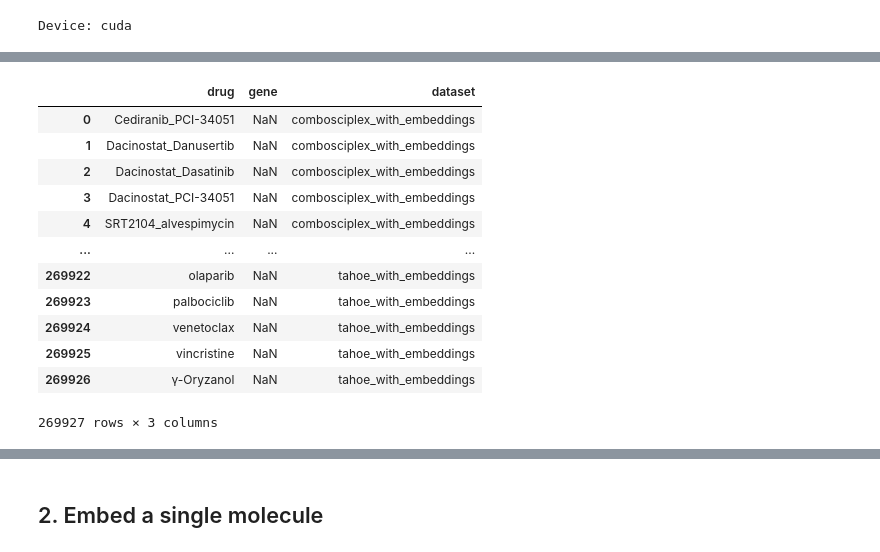
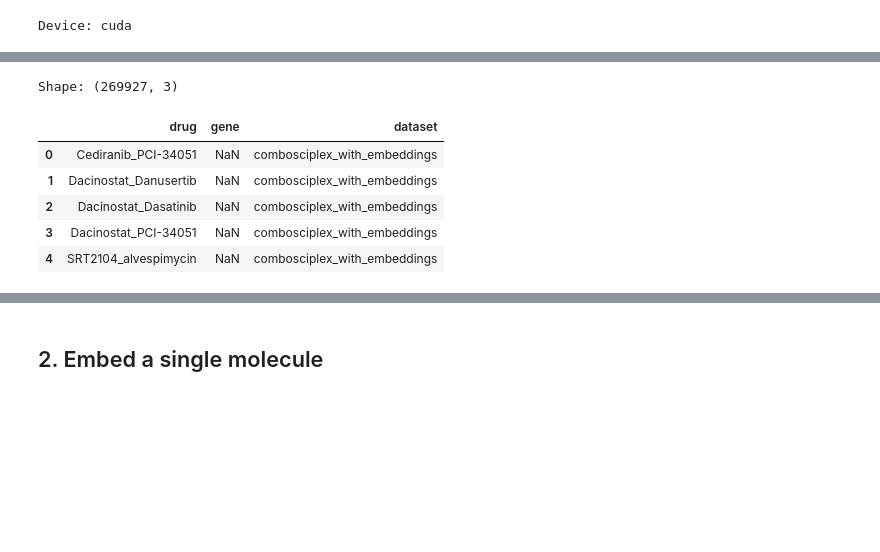
Before and after one commit to theislab/embpy, a Jupyter notebook: docs/tutorials/04_molecule_embeddings.ipynb, the cells around one changed output, grey strips where cells are left out. Drawn from its saved outputs; the diff is of its cells as text; code cells hidden in the pictures; blank space fills up the shorter version.

```diff
--- a/docs/tutorials/04_molecule_embeddings.ipynb
+++ b/docs/tutorials/04_molecule_embeddings.ipynb
@@ -72,19 +115,14 @@ for name, smi in drugs.items():
 # %%
 import pandas as pd
 
 perturbations = pd.read_csv("/lustre/groups/ml01/projects/big_perturbation/dataset_w_embeddings/perturbations.csv")
-perturbations
+print(f"Shape: {perturbations.shape}")
+perturbations.head()
 # %% [output]
+Shape: (269927, 3)
 |  | drug | gene | dataset |
 | 0 | Cediranib_PCI-34051 | NaN | combosciplex_with_embeddings |
 | 1 | Dacinostat_Danusertib | NaN | combosciplex_with_embeddings |
 | 2 | Dacinostat_Dasatinib | NaN | combosciplex_with_embeddings |
 | 3 | Dacinostat_PCI-34051 | NaN | combosciplex_with_embeddings |
 | 4 | SRT2104_alvespimycin | NaN | combosciplex_with_embeddings |
-| ... | ... | ... | ... |
-| 269922 | olaparib | NaN | tahoe_with_embeddings |
-| 269923 | palbociclib | NaN | tahoe_with_embeddings |
-| 269924 | venetoclax | NaN | tahoe_with_embeddings |
-| 269925 | vincristine | NaN | tahoe_with_embeddings |
-| 269926 | γ-Oryzanol | NaN | tahoe_with_embeddings |
-269927 rows × 3 columns
```
Also changed, not shown: parts of 9 cells of this notebook, 3 other files.
